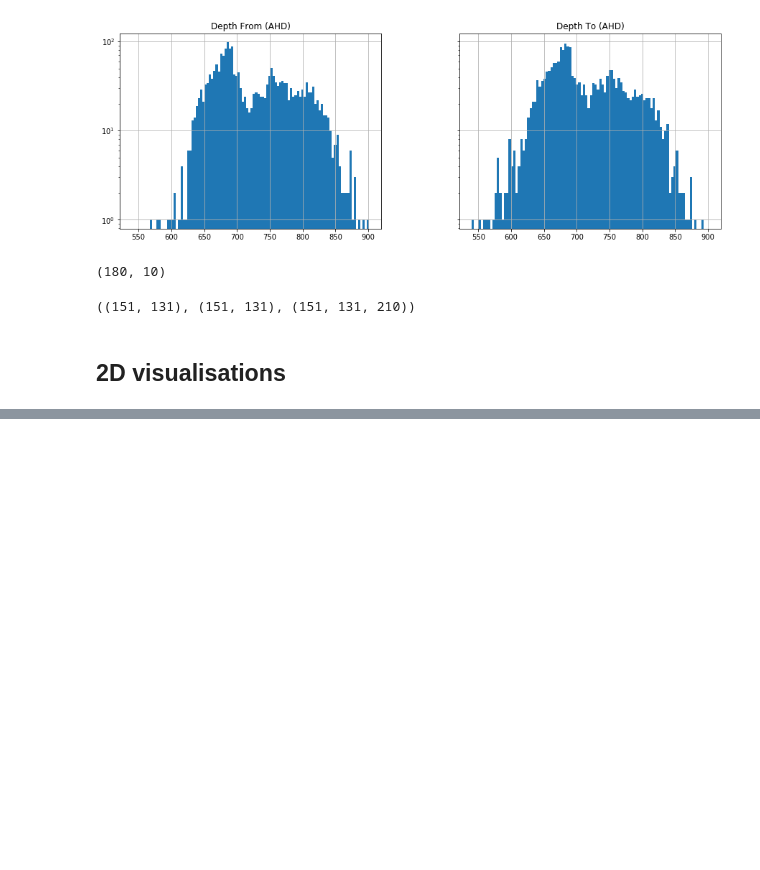
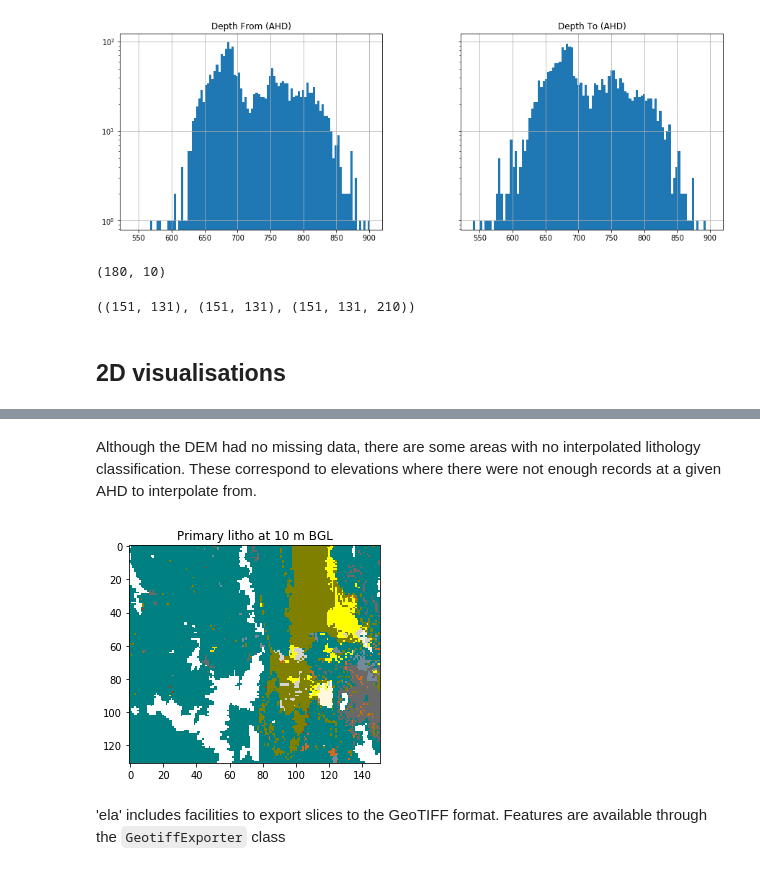
Before and after one commit to csiro-hydrogeology/pyela-doc, a Jupyter notebook: tutorials/getting_started.ipynb, the cells around one changed output, grey strips where cells are left out. Cells and saved outputs as stored; diff of their text form; code cells hidden in the pictures; blank space fills up the shorter version.

```diff
--- a/tutorials/getting_started.ipynb
+++ b/tutorials/getting_started.ipynb
@@ -618,0 +616,8 @@ import PVGeo
+# %% [markdown]
+Although the DEM had no missing data, there are some areas with no interpolated lithology classification. These correspond to elevations where there were not enough records at a given AHD to interpolate from.
+# %%
+plt_litho(10)
+# %% [output]
+[figure, added]
+# %% [markdown]
+'ela' includes facilities to export slices to the GeoTIFF format. Features are available through the `GeotiffExporter` class
```
Also changed, not shown: parts of 80 cells of this notebook, 1 other file.
